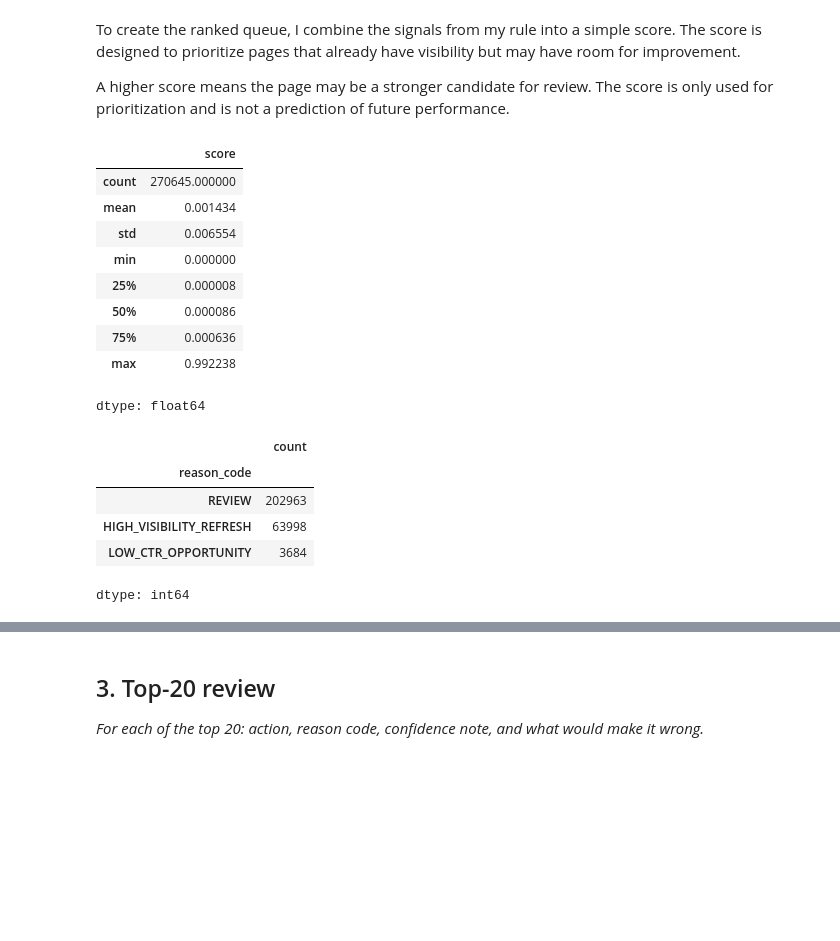
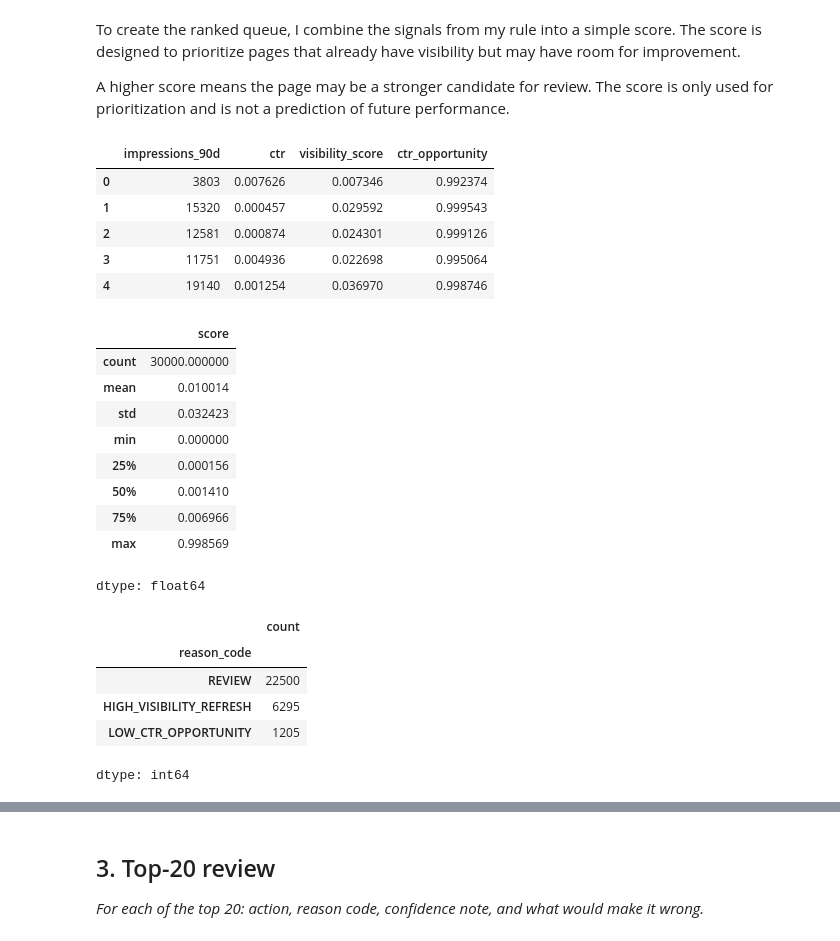
Before and after one commit to DataFriend101/Machine_Learning, a Jupyter notebook: work/notebooks/w04_baseline_score.ipynb, the cells around one changed output, grey strips where cells are left out. Drawn from its saved outputs; the diff is of its cells as text; code cells hidden in the pictures; blank space fills up the shorter version.

```diff
--- a/work/notebooks/w04_baseline_score.ipynb
+++ b/work/notebooks/w04_baseline_score.ipynb
@@ -84,3 +9,7 @@ Rows: 270,645
+# %%
+# Load dataset
+import pandas as pd
+df = pd.read_csv("content_refresh_anonymized.csv")
 # %% [markdown]
 ## 1. My rule and its reason codes
 
@@ -123,6 +53,9 @@ Average clicks rise sharply across impression buckets from 0.02 in the lowest qu
 # %%
 # Signal 2: CTR opportunity
-df["ctr"] = (df["clicks_90d"] / df["impressions_90d"]).fillna(0)
+df["ctr"] = (
+    df["clicks_90d"] /
+    df["impressions_90d"]
+).fillna(0)
 
 df["ctr_bucket"] = pd.qcut(
     df["ctr"],
@@ -159,45 +93,67 @@ To create the ranked queue, I combine the signals from my rule into a simple sco
 A higher score means the page may be a stronger candidate for review. The score is only used for prioritization and is not a prediction of future performance.
 # %%
 # Normalize visibility so larger pages receive higher scores
-df["visibility_score"] = df["impressions_90d"] / df["impressions_90d"].max()
-
+df["visibility_score"] = (
+    df["impressions_90d"] /
+    df["impressions_90d"].max()
+)
 # Pages with lower CTR relative to the dataset receive a higher opportunity score
-df["ctr_opportunity"] = 1 - (df["ctr"] / df["ctr"].max())
-
-# Score = visibility_score * ctr_opportunity
-df["score"] = df["visibility_score"] * df["ctr_opportunity"]
-df["score"].describe()
+df["ctr_opportunity"] = (
+    1 - (df["ctr"] / df["ctr"].max())
+)
+df[[
+    "impressions_90d",
+    "ctr",
+    "visibility_score",
+    "ctr_opportunity"
+]].head()
 # %% [output]
-|  | score |
-| count | 270645.000000 |
-| mean | 0.001434 |
-| std | 0.006554 |
-| min | 0.000000 |
-| 25% | 0.000008 |
-| 50% | 0.000086 |
-| 75% | 0.000636 |
-| max | 0.992238 |
+|  | impressions_90d | ctr | visibility_score | ctr_opportunity |
+| 0 | 3803 | 0.007626 | 0.007346 | 0.992374 |
+| 1 | 15320 | 0.000457 | 0.029592 | 0.999543 |
+| 2 | 12581 | 0.000874 | 0.024301 | 0.999126 |
+| 3 | 11751 | 0.004936 | 0.022698 | 0.995064 |
+| 4 | 19140 | 0.001254 | 0.036970 | 0.998746 |
-dtype: float64
+# %%
+# Combine signals into one transparent score
+df["score"] = (
+    df["visibility_score"] *
+    df["ctr_opportunity"]
+)
+df["score"].describe()
+# %% [output]
+|  | score |
+| count | 30000.000000 |
+| mean | 0.010014 |
+| std | 0.032423 |
+| min | 0.000000 |
+| 25% | 0.000156 |
+| 50% | 0.001410 |
+| 75% | 0.006966 |
+| max | 0.998569 |
+dtype: float64
 # %%
 # Define simple thresholds
 high_visibility_threshold = df["impressions_90d"].quantile(0.75)
 low_ctr_threshold = df["ctr"].median()
 
 def assign_reason(row):
-    if row["impressions_90d"] >= high_visibility_threshold and row["ctr"] <= low_ctr_threshold:
+    if (
+        row["impressions_90d"] >= high_visibility_threshold
+        and row["ctr"] <= low_ctr_threshold
+    ):
         return "LOW_CTR_OPPORTUNITY"
     elif row["impressions_90d"] >= high_visibility_threshold:
         return "HIGH_VISIBILITY_REFRESH"
     else:
         return "REVIEW"
-
 df["reason_code"] = df.apply(assign_reason, axis=1)
 df["reason_code"].value_counts()
 # %% [output]
 |  | count |
 | reason_code |  |
-| REVIEW | 202963 |
-| HIGH_VISIBILITY_REFRESH | 63998 |
-| LOW_CTR_OPPORTUNITY | 3684 |
+| REVIEW | 22500 |
+| HIGH_VISIBILITY_REFRESH | 6295 |
+| LOW_CTR_OPPORTUNITY | 1205 |
 dtype: int64
 # %%
```
Also changed, not shown: parts of 16 cells of this notebook.
